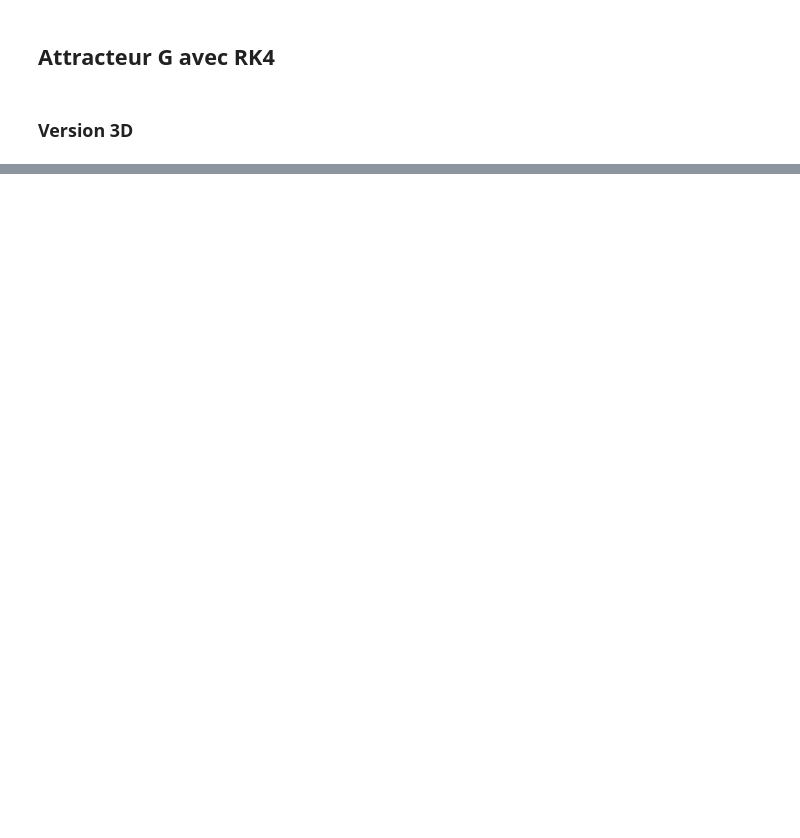
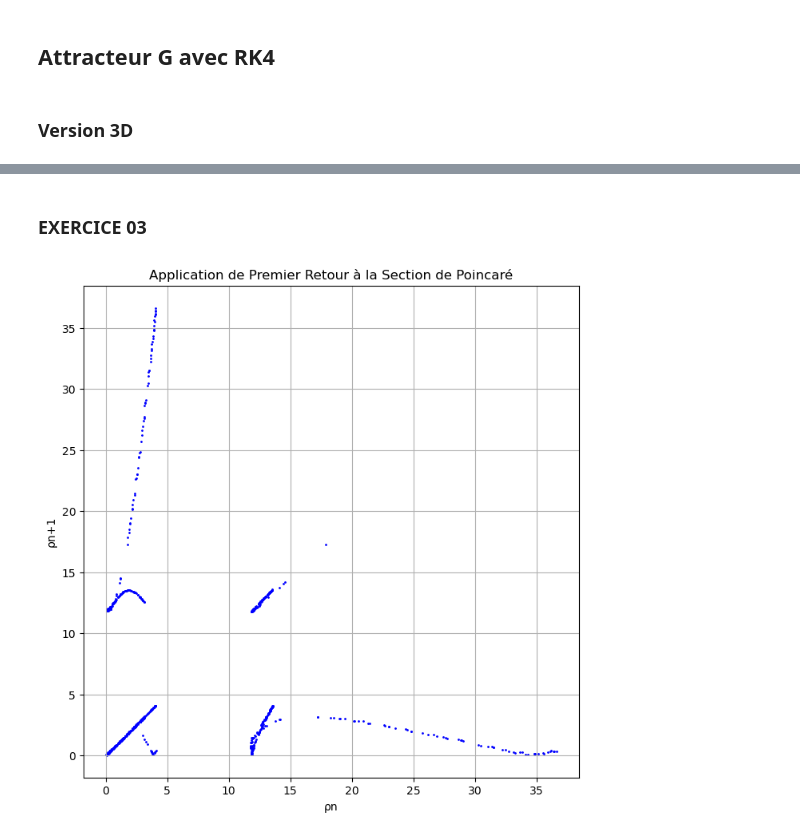
Before and after one commit to nadir-ogd/Analyse-des-attracteurs, a Jupyter notebook: code.ipynb, the cells around one changed output, grey strips where cells are left out. Saved outputs shown, nothing was run; the diff lists cells and outputs as text; code cells hidden in the pictures; blank space fills up the shorter version.

```diff
--- a/code.ipynb
+++ b/code.ipynb
@@ -210,0 +251,48 @@ plt.show()
+# %% [markdown]
+### EXERCICE 03
+# %%
+
+def calculate_rho(points, center):
+    # Calcul de la distance euclidienne par rapport au centre
+    return np.sqrt(np.sum((points - center)**2, axis=1))
+
+# Paramètres de l'attracteur de Rössler
+a = 0.2 + 0.09 * alpha
+b = 0.2 - 0.06 * alpha
+c = 5.7 - 1.18 * alpha
+
+# Calcul des points singuliers
+x_plus, x_minus, y_plus, y_minus, z_plus, z_minus = calculate_singular_points(a, b, c)
+
+# Paramètres pour la simulation
+alpha = 1.22
+initial_conditions = [5.288888888, 0, 0]
+t_values = np.linspace(0, 1000, 100000)
+
+# Génération des données de l'attracteur
+results = runge_kutta_method(rossler_attractor, initial_conditions, t_values, alpha)
+
+# Filtrer pour la section de Poincaré
+poincare_section = results[np.isclose(-results[:, 0], -x_minus, atol=0.1)]  # Tolérance ajustable
+
+# Centre de l'attracteur (point singulier)
+center = np.array([x_minus, y_minus, z_minus])
+
+# Calcul de rho pour chaque point dans la section de Poincaré
+rho = calculate_rho(poincare_section, center)
+
+# Construction de l'application de premier retour
+# On ignore le dernier point car il n'a pas de point suivant
+rho_n = rho[:-1]
+rho_n_plus_1 = rho[1:]
+
+# Visualisation
+plt.figure(figsize=(8, 8))
+plt.scatter(rho_n, rho_n_plus_1, color='blue', s=1)
+plt.xlabel('ρn')
+plt.ylabel('ρn+1')
+plt.title('Application de Premier Retour à la Section de Poincaré')
+plt.grid(True)
+plt.show()
+# %% [output]
+[figure, added]
```
Also changed, not shown: parts of 7 cells of this notebook.
